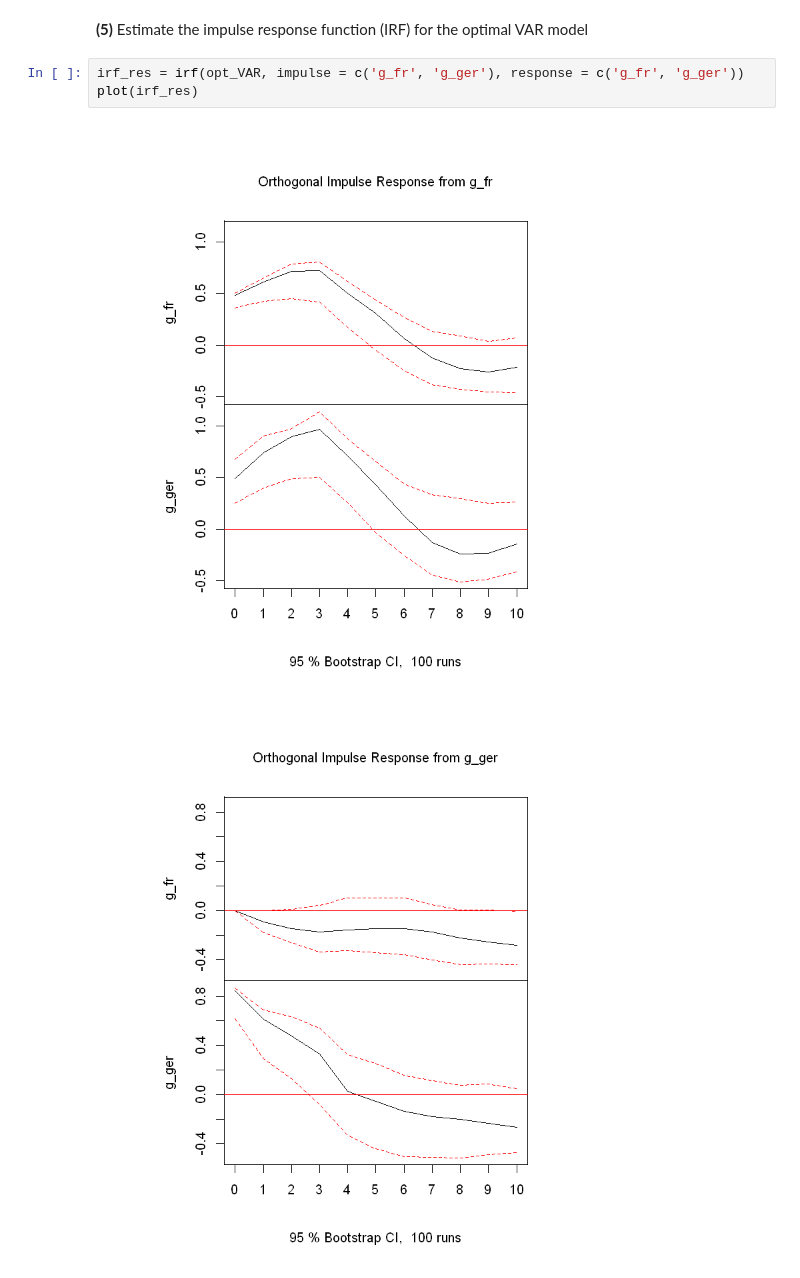
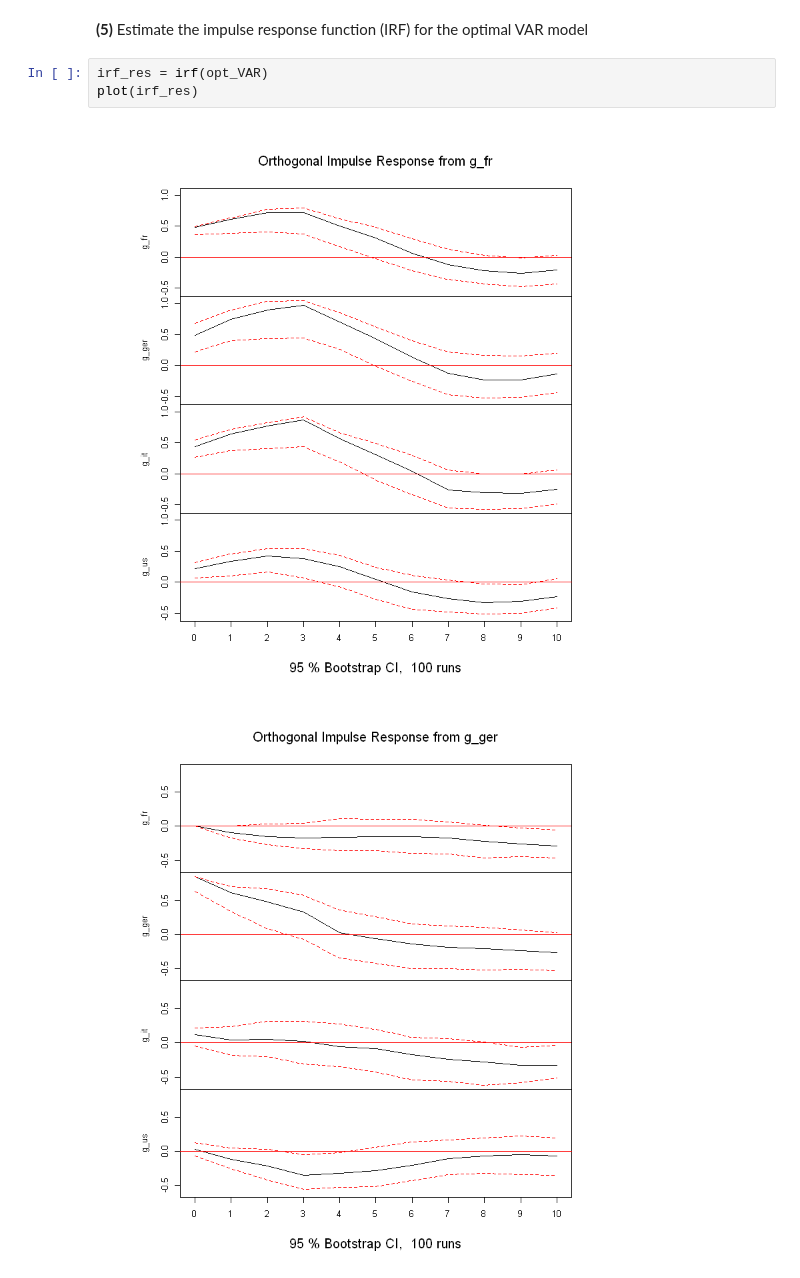
Before and after one commit to dcuoliveira/fgv-forecasting, a Jupyter notebook: src/VAR.ipynb, the cells around one changed output. Drawn from its saved outputs; the diff is of its cells as text.

```diff
--- a/src/VAR.ipynb
+++ b/src/VAR.ipynb
@@ -339,8 +371,8 @@ ggplot(melt_ci_df, aes(x=date, y=value, color=variable, group=variable)) + geom_
 # %% [markdown]
 **(5)** Estimate the impulse response function (IRF) for the optimal VAR model
 # %%
-irf_res = irf(opt_VAR, impulse = c('g_fr', 'g_ger'), response = c('g_fr', 'g_ger'))
+irf_res = irf(opt_VAR)
 plot(irf_res)
 # %% [output]
-[figure, old version]
+[figure, new version]
-[figure, old version]
+[figure, new version]
```
Also changed, not shown: parts of 3 cells of this notebook.
